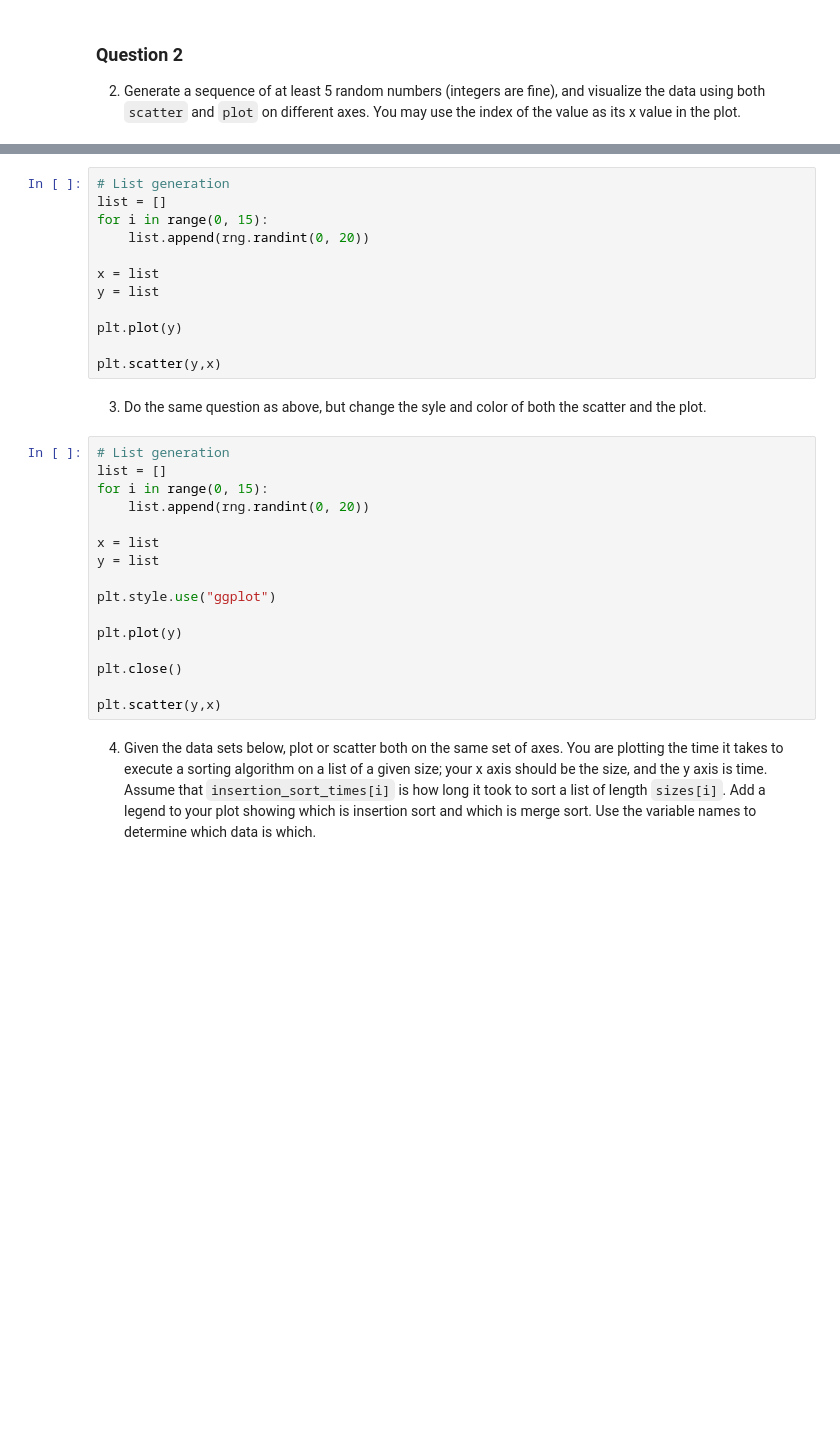
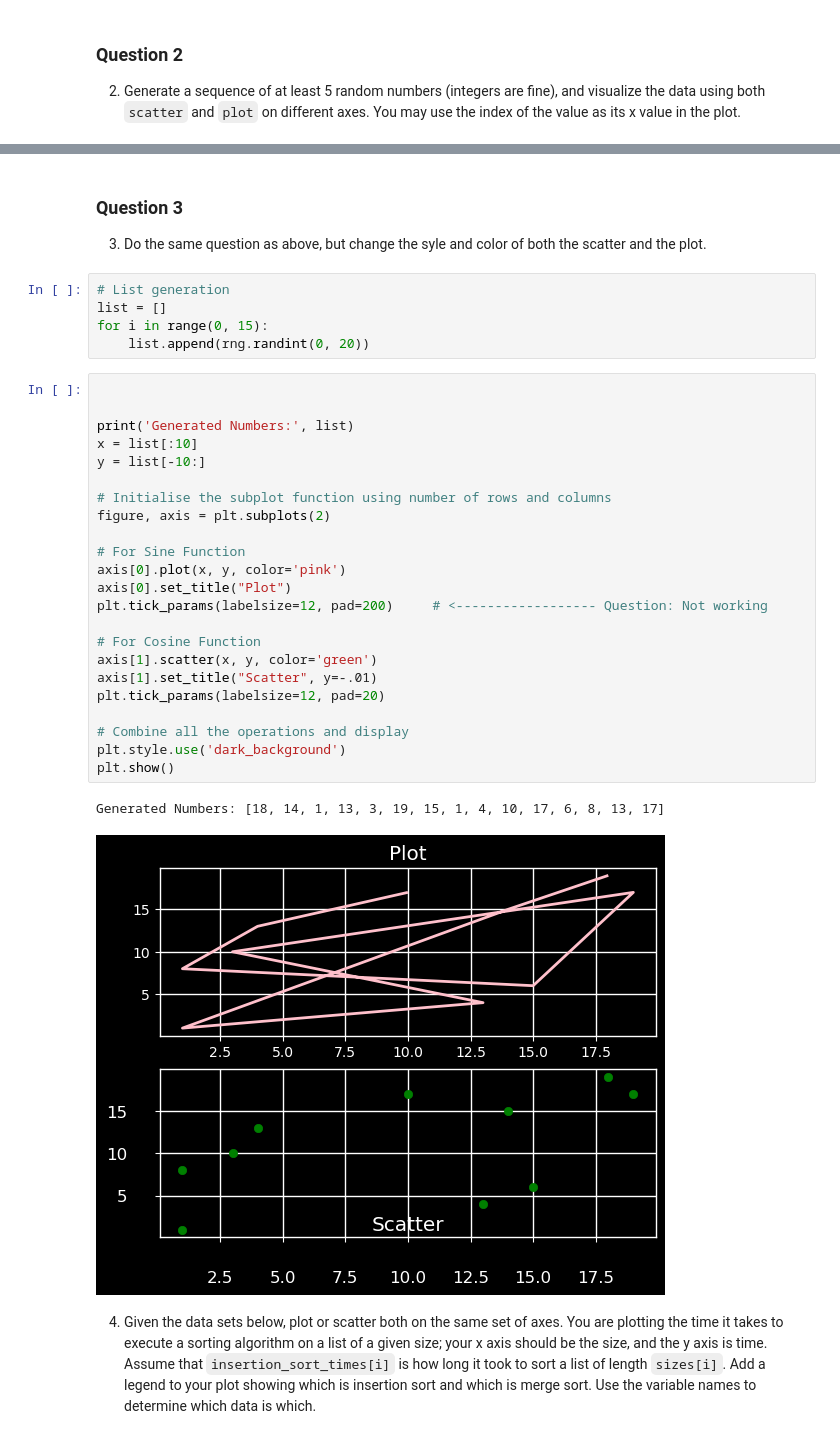
Before and after one commit to MichaelPogue/Northwest-Missouri-State-University, a Jupyter notebook: Web Mining and Applied NLP (44-620)/Module 3/pyplot.ipynb, the cells around one changed output, grey strips where cells are left out. Saved outputs shown, nothing was run; the diff lists cells and outputs as text; blank space fills up the shorter version.

```diff
--- a/Web Mining and Applied NLP (44-620)/Module 3/pyplot.ipynb
+++ b/Web Mining and Applied NLP (44-620)/Module 3/pyplot.ipynb
@@ -79,33 +79,37 @@ Generated Numbers: [10, 8, 11, 5, 3, 8, 17, 9, 12, 15, 4, 13, 15, 11, 16]
+# %% [markdown]
+### Question 3
+3. Do the same question as above, but change the syle and color of both the scatter and the plot.
 # %%
 # List generation
 list = []
 for i in range(0, 15):
     list.append(rng.randint(0, 20))
-
-x = list
-y = list
-
-plt.plot(y)
-
-plt.scatter(y,x)
-# %% [markdown]
-3. Do the same question as above, but change the syle and color of both the scatter and the plot.
-# %%
-# List generation
-list = []
-for i in range(0, 15):
-    list.append(rng.randint(0, 20))
-
-x = list
-y = list
-
-plt.style.use("ggplot")
-
-plt.plot(y)
-
-plt.close()
-
-plt.scatter(y,x)
+# %%
+
+
+print('Generated Numbers:', list)
+x = list[:10]
+y = list[-10:]
+
+# Initialise the subplot function using number of rows and columns
+figure, axis = plt.subplots(2)
+
+# For Sine Function
+axis[0].plot(x, y, color='pink')
+axis[0].set_title("Plot")
+plt.tick_params(labelsize=12, pad=200)     # <------------------ Question: Not working
+
+# For Cosine Function
+axis[1].scatter(x, y, color='green')
+axis[1].set_title("Scatter", y=-.01)
+plt.tick_params(labelsize=12, pad=20)
+
+# Combine all the operations and display
+plt.style.use('dark_background')
+plt.show()
+# %% [output]
+Generated Numbers: [18, 14, 1, 13, 3, 19, 15, 1, 4, 10, 17, 6, 8, 13, 17]
+[figure, added]
 # %% [markdown]
 4. Given the data sets below, plot or scatter both on the same set of axes.  You are plotting the time it takes to execute a sorting algorithm on a list of a given size; your x axis should be the size, and the y axis is time.  Assume that `insertion_sort_times[i]` is how long it took to sort a list of length `sizes[i]`.  Add a legend to your plot showing which is insertion sort and which is merge sort.  Use the variable names to determine which data is which.
 # %%
```
Also changed, not shown: parts of 2 cells of this notebook.
